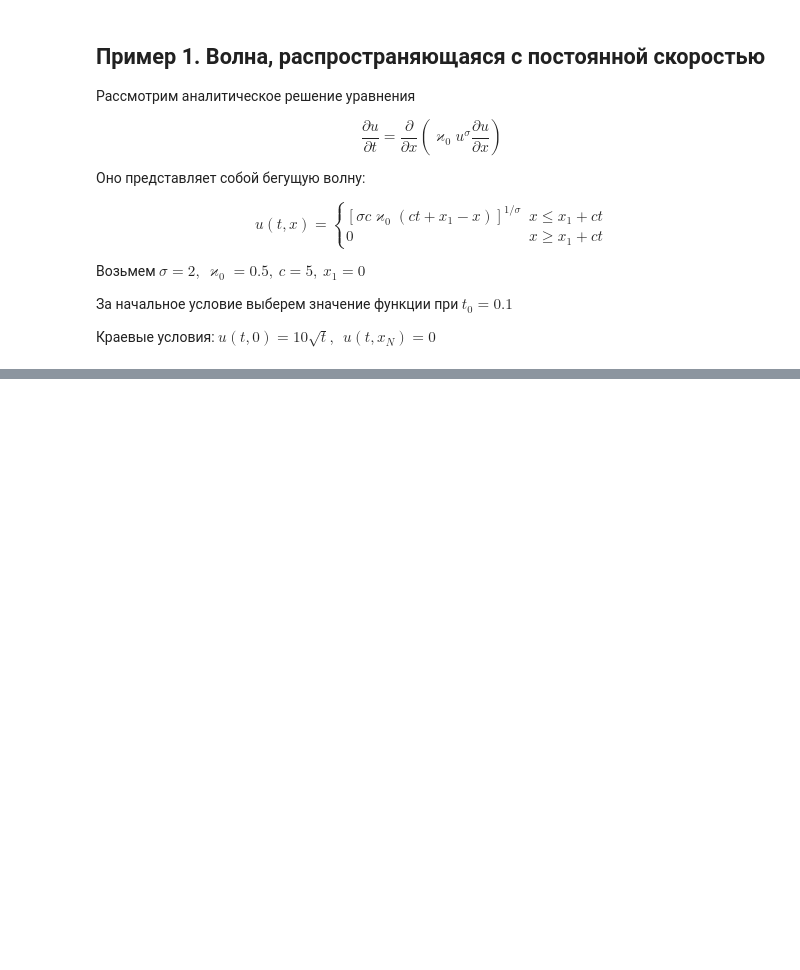
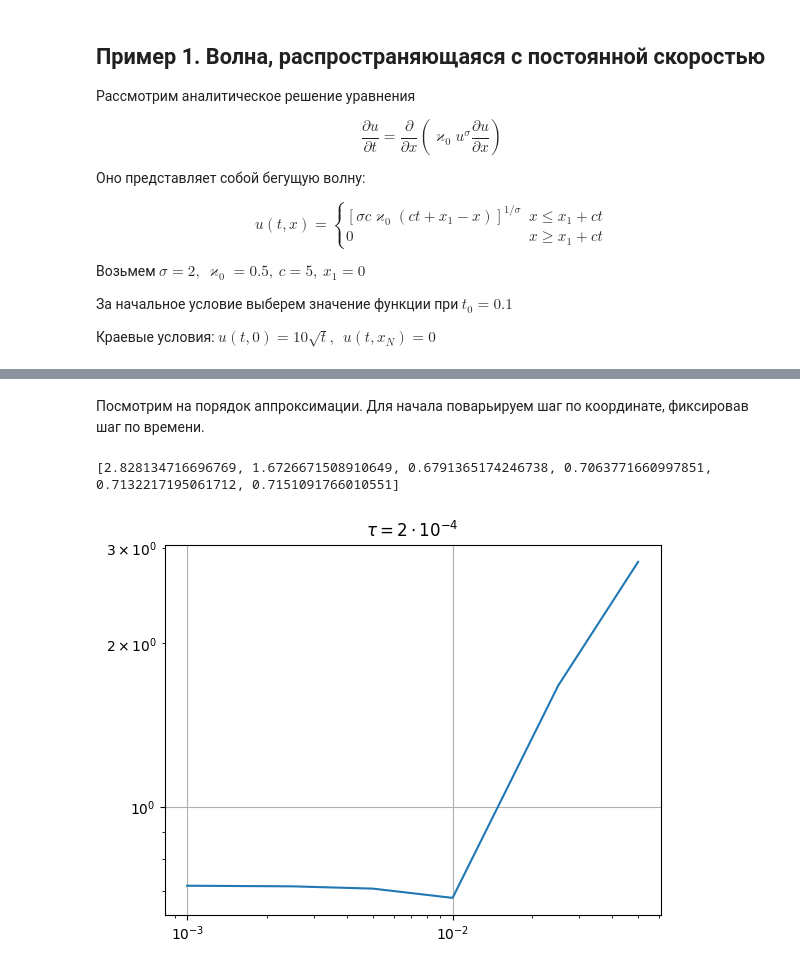
Before and after one commit to Xopppek/heat_equation, a Jupyter notebook: heat_equation.ipynb, the cells around one changed output, grey strips where cells are left out. Drawn from its saved outputs; the diff is of its cells as text; code cells hidden in the pictures; blank space fills up the shorter version.

```diff
--- a/heat_equation.ipynb
+++ b/heat_equation.ipynb
@@ -165,0 +167,18 @@ plt.show()
+# %% [markdown]
+Посмотрим на порядок аппроксимации.
+Для начала поварьируем шаг по координате, фиксировав шаг по времени.
+# %%
+h_steps = np.array([0.05, 0.025, 0.01, 0.005, 0.0025, 0.001])
+err = []
+
+for h_i in h_steps:
+    err.append(np.max(np.abs(u(x, 0.2) - solve_one_dim(u(x, t_0), h_i, tau, 0.2 - t_0, K, mu_l, mu_r))))
+
+print(err)
+plt.loglog(h_steps, err)
+plt.title("$\\tau = 2\\cdot 10^{-4}$")
+plt.grid(True)
+plt.show()
+# %% [output]
+[2.828134716696769, 1.6726671508910649, 0.6791365174246738, 0.7063771660997851, 0.7132217195061712, 0.7151091766010551]
+[figure, added]
```
Also changed, not shown: parts of 7 cells of this notebook.
